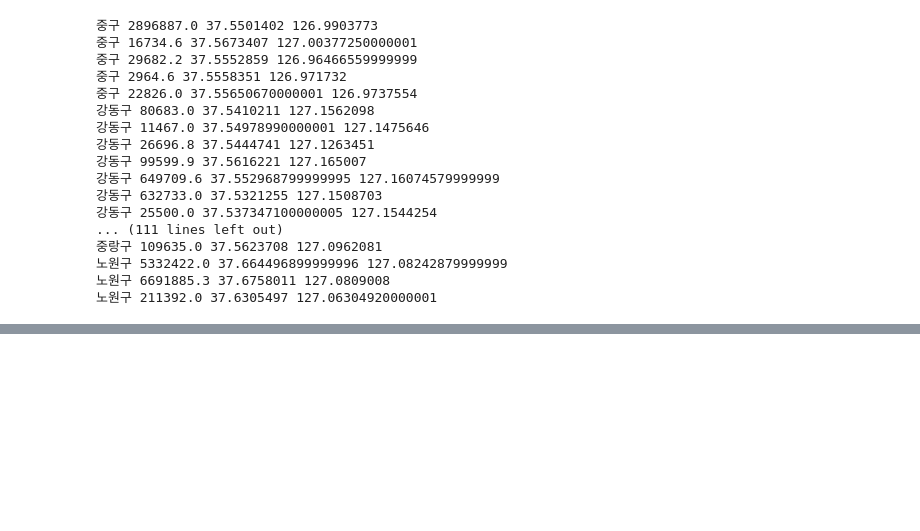
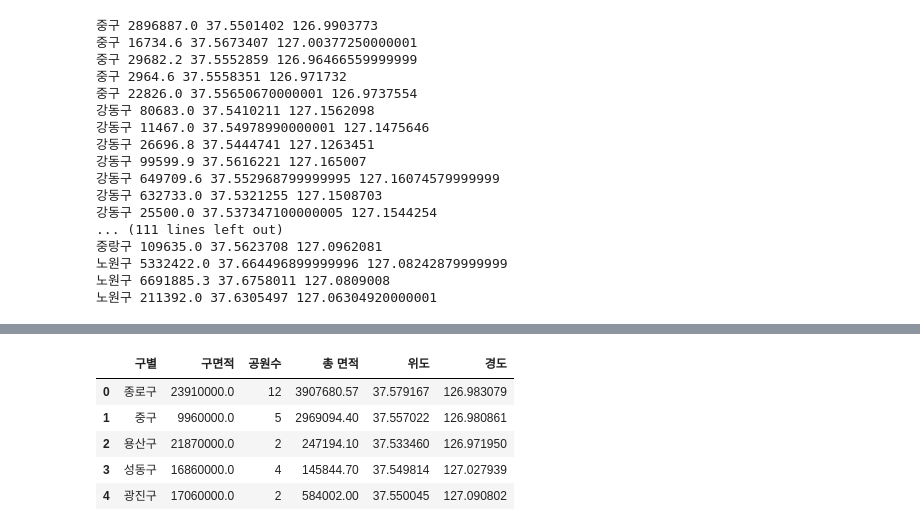
Before and after one commit to YeongilK/Python-flask-web-2020, a Jupyter notebook: 02_DataAnalysis/park.ipynb, the cells around one changed output, grey strips where cells are left out. Cells and saved outputs as stored; diff of their text form; code cells hidden in the pictures; blank space fills up the shorter version.

```diff
--- a/02_DataAnalysis/park.ipynb
+++ b/02_DataAnalysis/park.ipynb
@@ -98,0 +179,3 @@ map
+# %%
+tmp = pd.merge(count_park, sum_area, on='구별')
+tmp.tail()
@@ -98,0 +189,4 @@ map
+# %%
+park_loc = park_gu.groupby(['구별'])[['위도', '경도']].mean()
+park_loc.reset_index(inplace=True)
+park_loc.head()
@@ -98,0 +200,3 @@ map
+# %%
+tmp2 = pd.merge(tmp, park_loc, on='구별')
+tmp2.head()
@@ -98,0 +210,7 @@ map
+# %%
+area_seoul = pd.read_csv('./static/data/서울시 자치구 행정구역, 면적 통계(2019).tsv', sep='\t', thousands=',', encoding='utf-8', header=1)
+area_seoul.drop([0], inplace=True)
+area_seoul['면적'] = area_seoul['면적'] * 1000000
+area_seoul = area_seoul[['자치구', '면적']]
+area_seoul.rename({'자치구': '구별', '면적': '구면적'}, inplace=True, axis=1)
+area_seoul.head()
@@ -98,0 +224,10 @@ map
+# %%
+tmp3 = pd.merge(area_seoul, tmp2, on='구별')
+tmp3.head()
+# %% [output]
+|  | 구별 | 구면적 | 공원수 | 총 면적 | 위도 | 경도 |
+| 0 | 종로구 | 23910000.0 | 12 | 3907680.57 | 37.579167 | 126.983079 |
+| 1 | 중구 | 9960000.0 | 5 | 2969094.40 | 37.557022 | 126.980861 |
+| 2 | 용산구 | 21870000.0 | 2 | 247194.10 | 37.533460 | 126.971950 |
+| 3 | 성동구 | 16860000.0 | 4 | 145844.70 | 37.549814 | 127.027939 |
+| 4 | 광진구 | 17060000.0 | 2 | 584002.00 | 37.550045 | 127.090802 |
```
Also changed, not shown: parts of 22 cells of this notebook, 10 other files.
